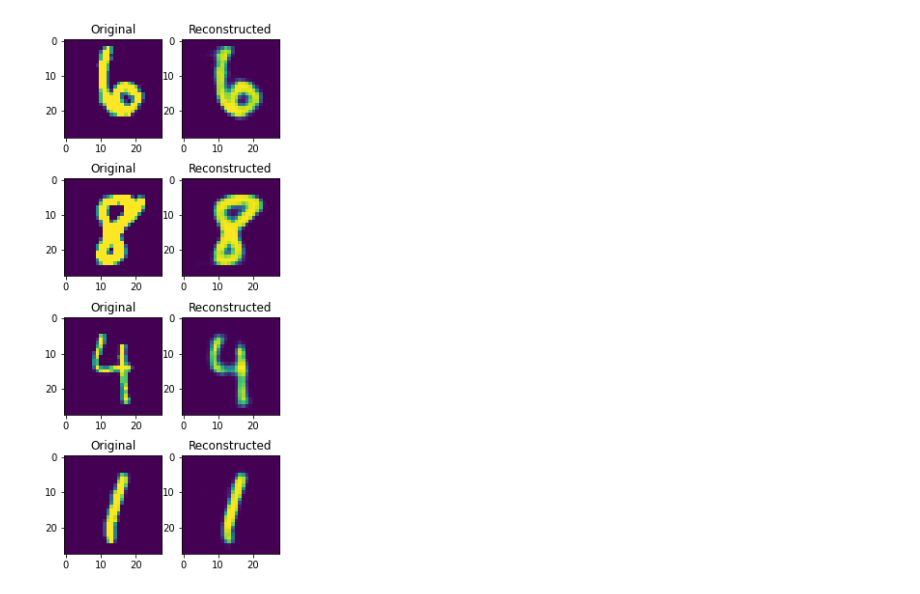
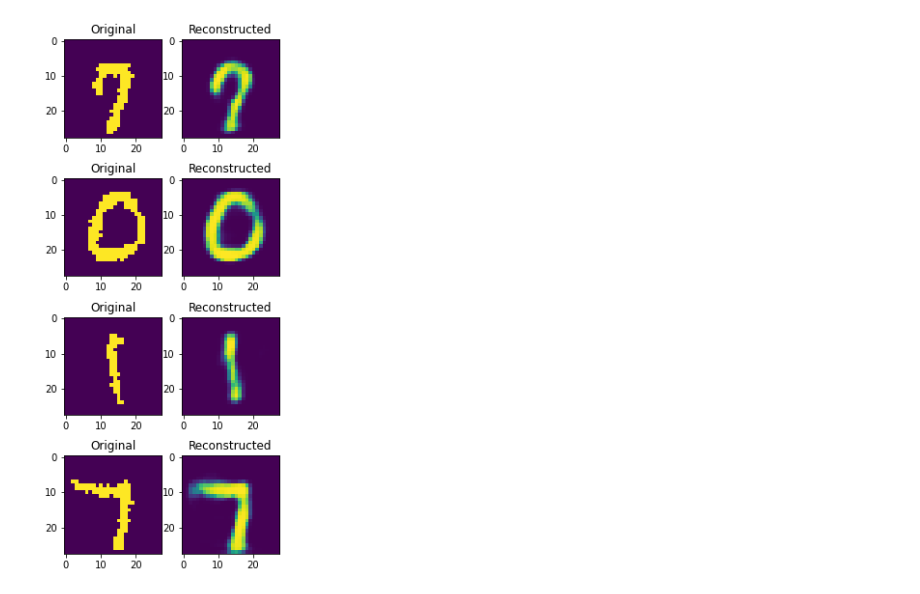
Before and after one commit to ox-advanced-topics-ml-2022-23-group-13/elbo-comparison, a Jupyter notebook: comparison/notebooks/mnist.ipynb, the cells around one changed output. Drawn from its saved outputs; the diff is of its cells as text; code cells hidden in the pictures.

Commit message:
MNIST and model updates

```diff
--- a/comparison/notebooks/mnist.ipynb
+++ b/comparison/notebooks/mnist.ipynb
@@ -26,16 +26,29 @@ print(timestr)
 # %%
 from torchvision import datasets, transforms
-from torch.utils.data import DataLoader
+from torch.utils.data import DataLoader, TensorDataset
 
 train_dataset = datasets.MNIST('./_mnist', train=True, download=True,
                    transform=transforms.Compose([
                        transforms.ToTensor(),
+                       torch.bernoulli
+
                    ]))
 
 test_dataset = datasets.MNIST('./_mnist', train=False, download=True,
                    transform=transforms.Compose([
                        transforms.ToTensor(),
+                       torch.bernoulli
                    ]))
+
+
+def static_copy(dataset):
+    ys = torch.tensor([*map(lambda tpl: tpl[1], dataset)])
+    xs = torch.cat([*map(lambda tpl: tpl[0].unsqueeze(0), dataset)], dim=0)
+    return TensorDataset(xs, ys)
+
+#train_dataset = static_copy(train_dataset)
+#test_datast = static_copy(test_dataset)
+
 
 train_loader = DataLoader(train_dataset, batch_size=128, shuffle=True)
 # We set a low batch_size for sampling IWAE with K=5000
@@ -128,7 +141,7 @@ def train_and_evaluate(model, optims, train_loader, test_loader, loss_function,
             test_metrics["IWAE-64"].append(test_scores["IWAE-64"])
             test_metrics["log(px)"].append(test_scores["log(px)"])
             test_metrics["-KL"].append(test_scores["-KL"])
-        if(epoch % 100 == 1 and backup_loc != ""):
+        if(epoch % 5 == 1 and backup_loc != ""):
             write_model_and_results(model, test_metrics, backup_loc, "epoch"+str(epoch))
 
     return test_metrics
@@ -153,10 +166,10 @@ inf_optim = torch.optim.Adam(model.encode_params(), lr=lr)
 gen_optim = torch.optim.Adam(model.decode_params(), lr=lr)
 
 fig5_tests = [
-    LossTest("IWAE", eval_discard(IWAE_loss, M=1, K=64), [optim], 2000, 25, 1),
-    LossTest("CIWAE_5", eval_discard(lambda res: CIWAE_loss(res, 0.5), M=1, K=64), [optim], 2000, 25, 1),
-    LossTest("PIWAE8_8", eval_discard(PIWAE_loss, M=8, K=8), [inf_optim, gen_optim], 2000, 25, 1),
-    LossTest("MIWAE8_8", eval_discard(IWAE_loss, M=8, K=8), [optim], 2000, 25, 1),
+    #LossTest("IWAE", eval_discard(IWAE_loss, M=1, K=64), [optim], 2000, 25, 1),
+    #LossTest("CIWAE_5", eval_discard(lambda res: CIWAE_loss(res, 0.5), M=1, K=64), [optim], 2000, 25, 1),
+    #LossTest("PIWAE8_8", eval_discard(PIWAE_loss, M=8, K=8), [inf_optim, gen_optim], 2000, 25, 1),
+    LossTest("MIWAE8_8", eval_discard(IWAE_loss, M=8, K=8), [optim], 2000, 5, 1),
     LossTest("VAE", eval_discard(IWAE_loss, M=64, K=1), [optim], 2000, 25, 1)
 ]
 
@@ -215,26 +231,26 @@ plt.show()
 # %%
 #test_results = train_and_evaluate(model, [optim], train_loader, test_loader, eval_discard(IWAE_loss, M=1, K=64), 6, 10, model_dir+"test")
 
-model.load_state_dict(torch.load(model_dir+'20220404-041315MIWAE8_8_run1_model_epoch6_'))
+model.load_state_dict(torch.load(model_dir+'20220404-192054MIWAE8_8_run1_model_epoch6_'))
 
 
 import matplotlib.pyplot as plt
 
 plt.figure(figsize=(4,26))
 
 for imgs, _ in tqdm(test_loader):
     for i in range(imgs.shape[0]):
         if i >= 10:
             break
         img = imgs[i].view(28 * 28).to(device)
         recon = model.reconstruct(img)
         ax = plt.subplot(10, 2, 2 * i + 1)
         ax.imshow(img.view(28, 28).clone().detach().cpu())
         plt.title("Original")
         ax = plt.subplot(10, 2, 2 * i + 2)
         ax.imshow(recon.view(28, 28).clone().detach().cpu())
         plt.title("Reconstructed")
     break
 plt.show()
 # %% [output]
-[figure, old version]
+[figure, new version]
```
Also changed, not shown: parts of 6 cells of this notebook, 2 other files.
